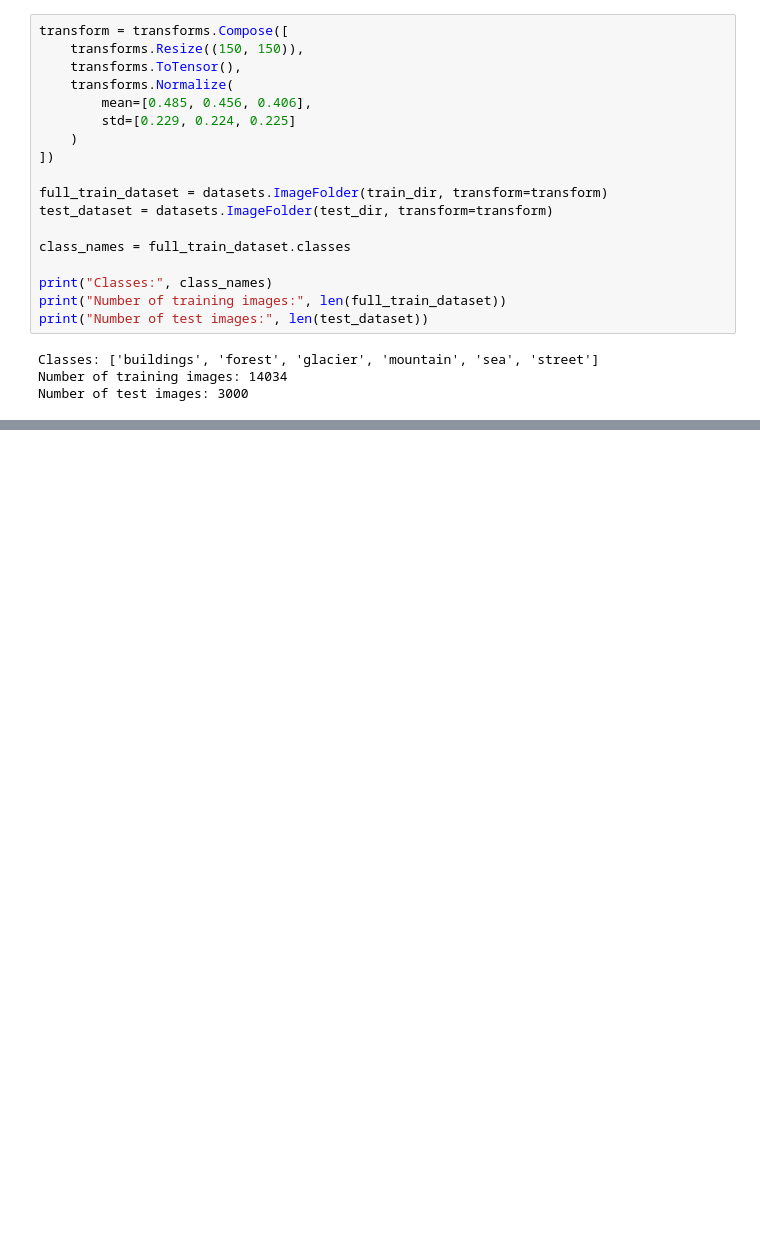
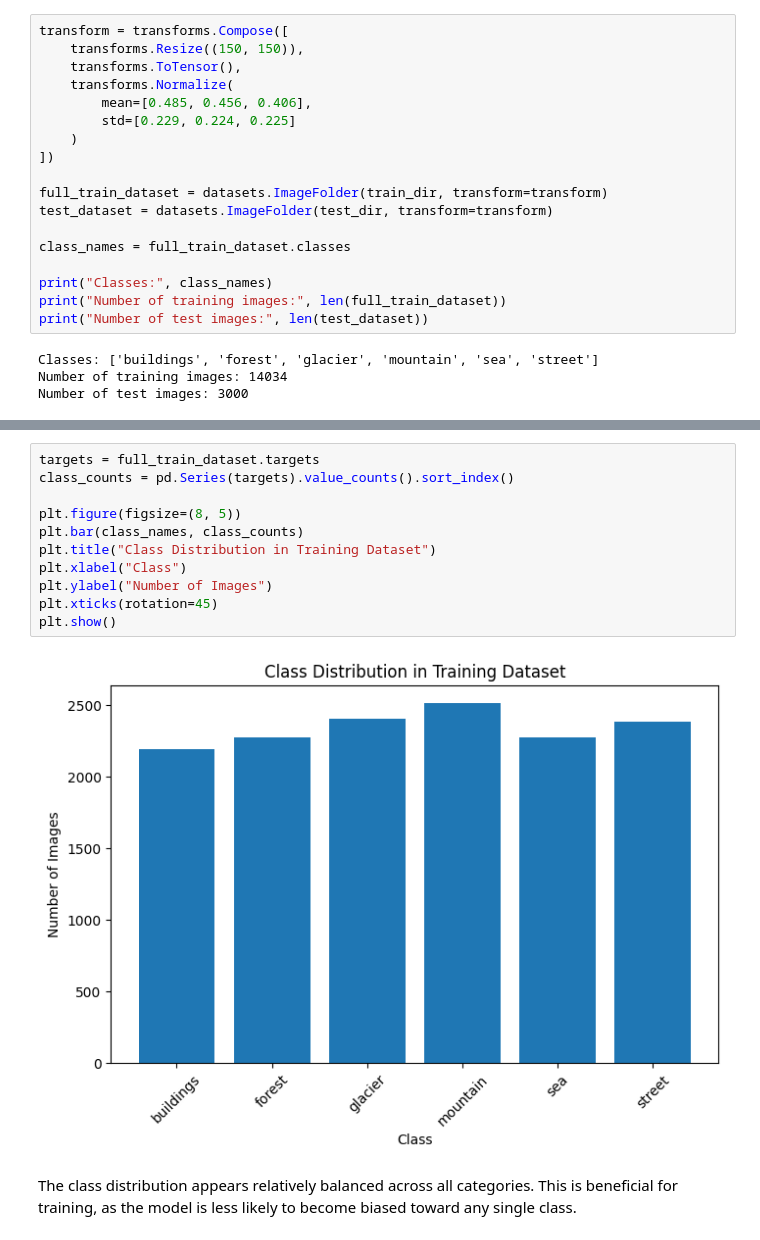
Before and after one commit to cynthiandrea7/Integrated_Practice-, a Jupyter notebook: project.ipynb, the cells around one changed output, grey strips where cells are left out. Cells and saved outputs as stored; diff of their text form; blank space fills up the shorter version.

```diff
--- a/project.ipynb
+++ b/project.ipynb
@@ -82,0 +146,15 @@ print("Validation size:", len(val_dataset))
+# %%
+targets = full_train_dataset.targets
+class_counts = pd.Series(targets).value_counts().sort_index()
+
+plt.figure(figsize=(8, 5))
+plt.bar(class_names, class_counts)
+plt.title("Class Distribution in Training Dataset")
+plt.xlabel("Class")
+plt.ylabel("Number of Images")
+plt.xticks(rotation=45)
+plt.show()
+# %% [output]
+[figure, added]
+# %% [markdown]
+The class distribution appears relatively balanced across all categories. This is beneficial for training, as the model is less likely to become biased toward any single class.
```
Also changed, not shown: parts of 40 cells of this notebook, 2 other files.
